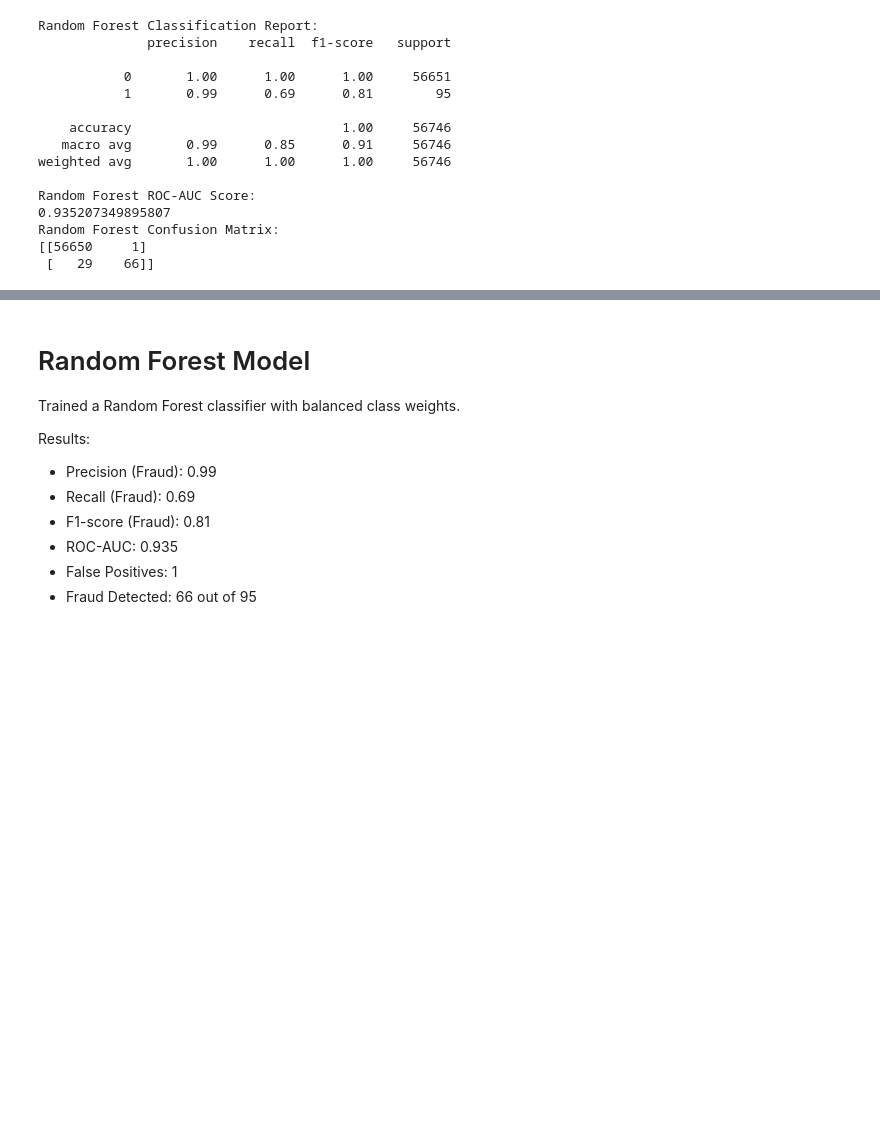
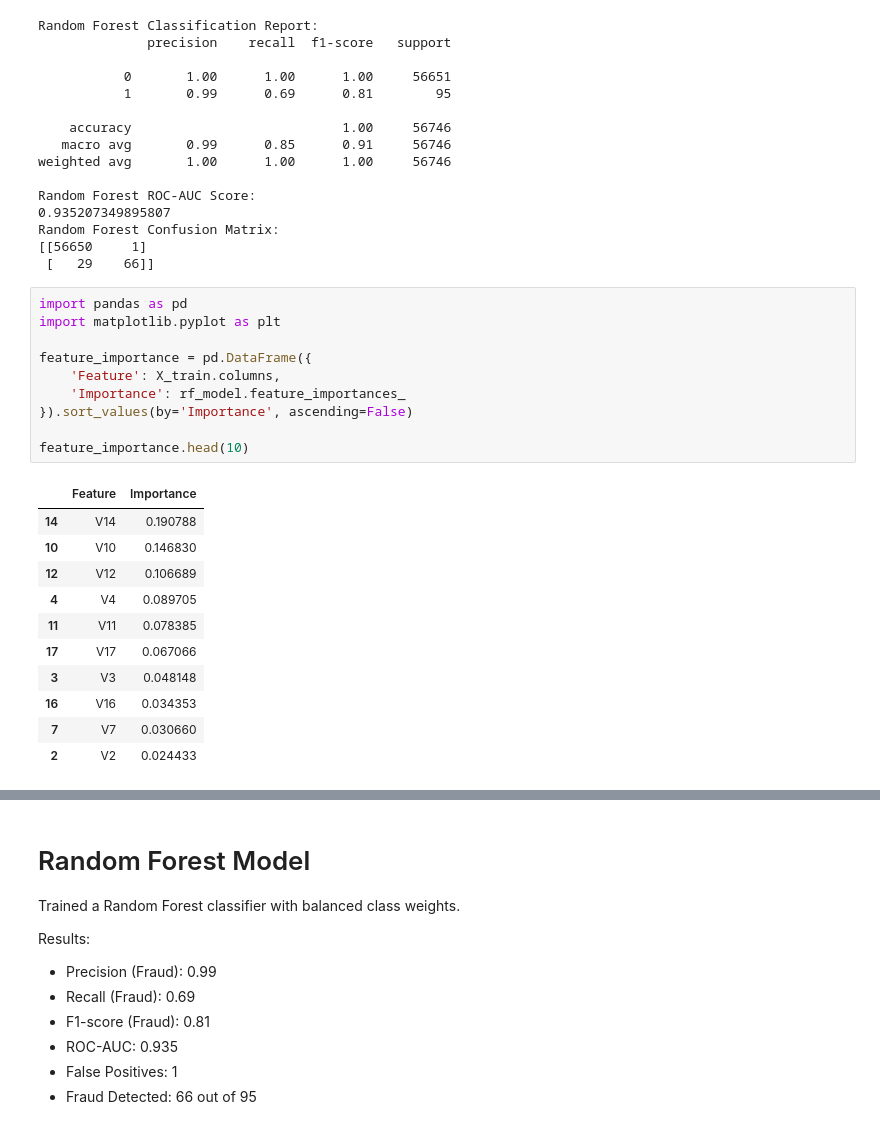
Before and after one commit to katholevidya07/transaction-fraud-detection, a Jupyter notebook: transaction-fraud-detection.ipynb, the cells around one changed output, grey strips where cells are left out. Saved outputs shown, nothing was run; the diff lists cells and outputs as text; blank space fills up the shorter version.

```diff
--- a/transaction-fraud-detection.ipynb
+++ b/transaction-fraud-detection.ipynb
@@ -1334,3 +1334,25 @@ Random Forest ROC-AUC Score:
 Random Forest Confusion Matrix:
 [[56650     1]
  [   29    66]]
+# %%
+import pandas as pd
+import matplotlib.pyplot as plt
+
+feature_importance = pd.DataFrame({
+    'Feature': X_train.columns,
+    'Importance': rf_model.feature_importances_
+}).sort_values(by='Importance', ascending=False)
+
+feature_importance.head(10)
+# %% [output]
+|  | Feature | Importance |
+| 14 | V14 | 0.190788 |
+| 10 | V10 | 0.146830 |
+| 12 | V12 | 0.106689 |
+| 4 | V4 | 0.089705 |
+| 11 | V11 | 0.078385 |
+| 17 | V17 | 0.067066 |
+| 3 | V3 | 0.048148 |
+| 16 | V16 | 0.034353 |
+| 7 | V7 | 0.030660 |
+| 2 | V2 | 0.024433 |
```
Also changed, not shown: parts of 16 cells of this notebook.
